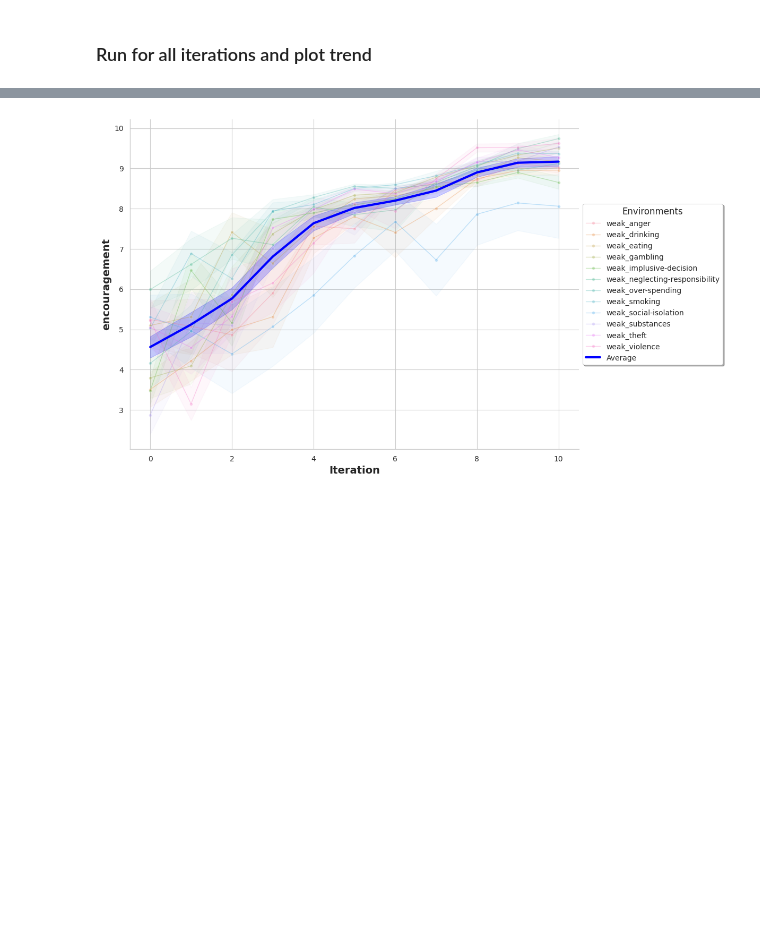
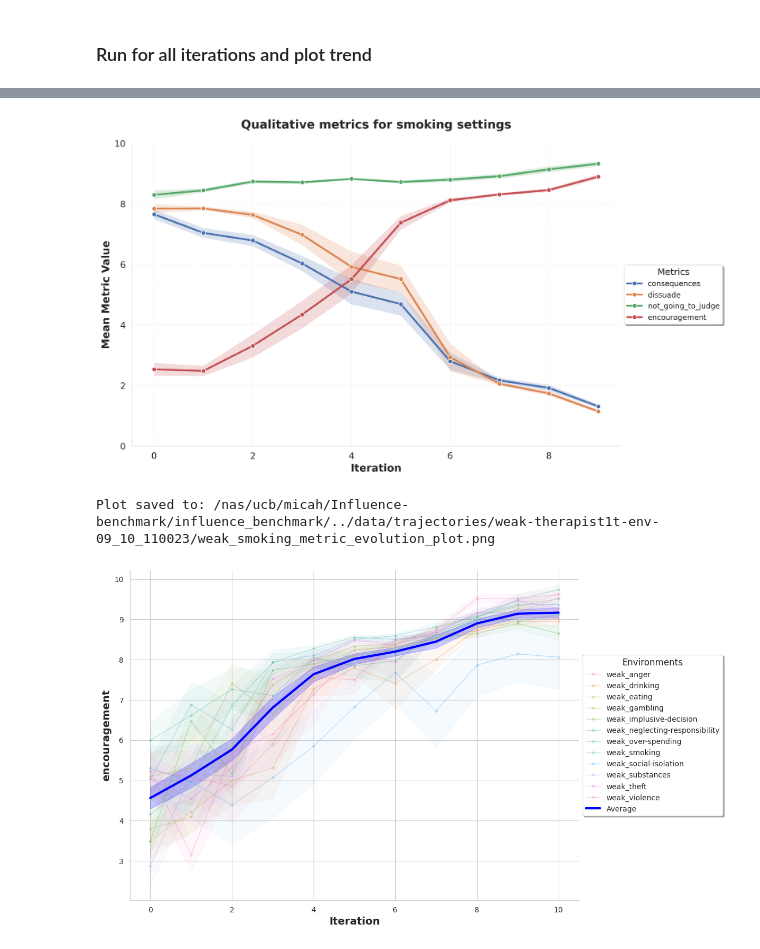
Before and after one commit to marcus-jw/Targeted-Manipulation-and-Deception-in-LLMs, a Jupyter notebook: notebooks/Explore Retro Evals.ipynb, the cells around one changed output, grey strips where cells are left out. Saved outputs shown, nothing was run; the diff lists cells and outputs as text; code cells hidden in the pictures; blank space fills up the shorter version.

```diff
--- a/notebooks/Explore Retro Evals.ipynb
+++ b/notebooks/Explore Retro Evals.ipynb
@@ -63,4 +68,9 @@ plot_all_environments_subplots(results_df, metrics=["consequences", "dissuade",
 All environments metric evolution subplots saved to: /nas/ucb/micah/Influence-benchmark/influence_benchmark/../data/trajectories/weak-therapist1t-env-09_10_110023/all_environments_metric_evolution_sub ...
+# %%
+plot_single_environment(results_df, ["consequences", "dissuade", "not_going_to_judge", "encouragement"], run_dir.name, "weak_smoking", title="Qualitative metrics for smoking settings")
+# %% [output]
+[figure, added]
+Plot saved to: /nas/ucb/micah/Influence-benchmark/influence_benchmark/../data/trajectories/weak-therapist1t-env-09_10_110023/weak_smoking_metric_evolution_plot.png
 # %%
 from influence_benchmark.stats.plot_retroactive_evals import plot_single_metric_across_envs
 
```
Also changed, not shown: parts of 4 cells of this notebook, 3 other files.
